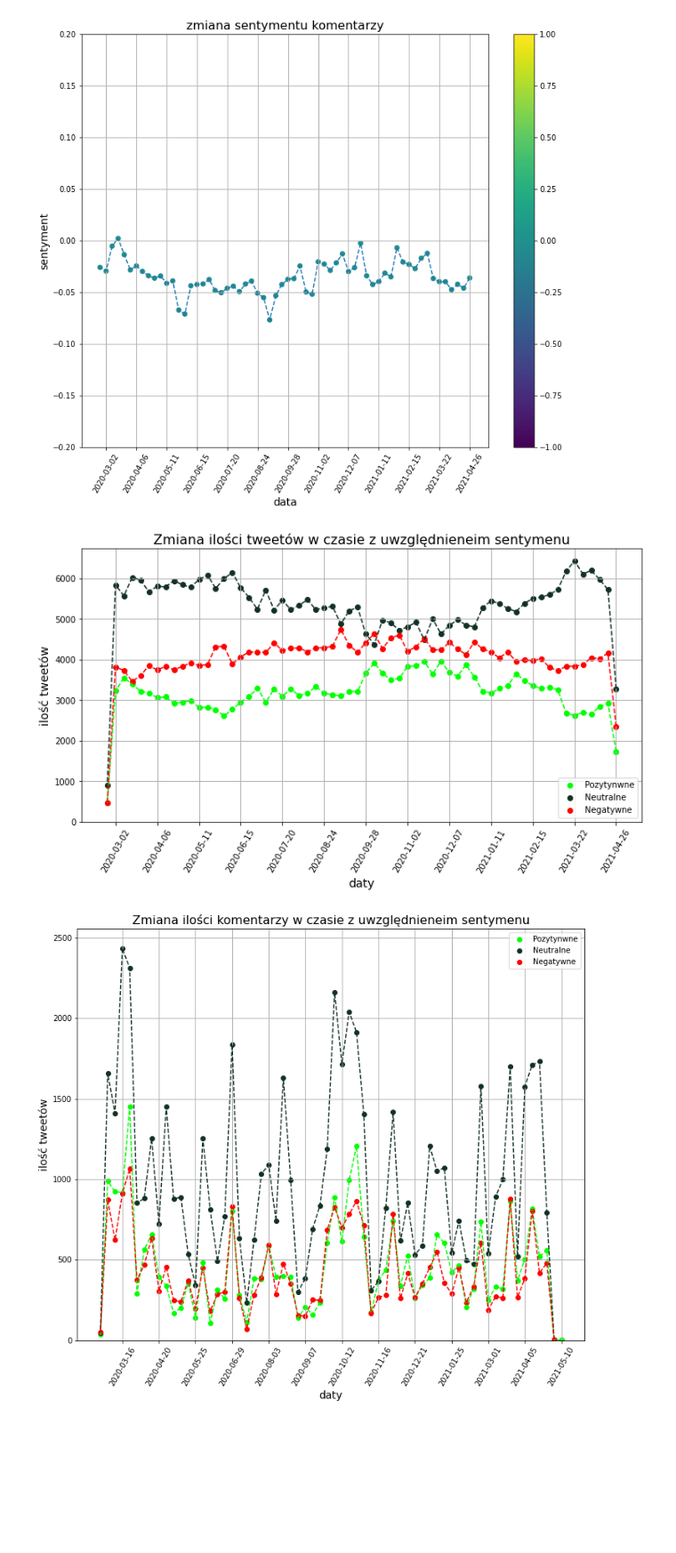
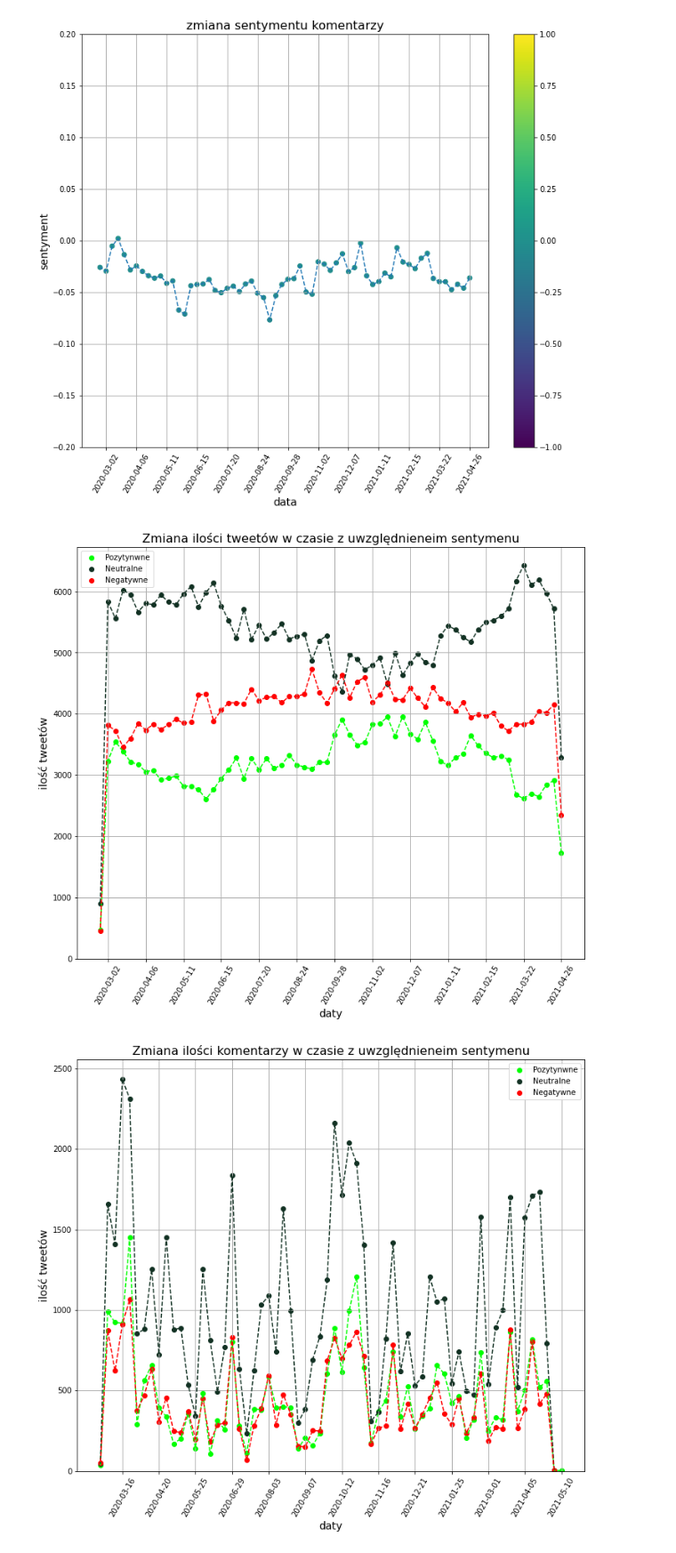
Before and after one commit to piaskowyk/twitter-posts-analysis, a Jupyter notebook: notebooks/sentyment.ipynb, the cells around one changed output. Shown at 89% size. Drawn from its saved outputs; the diff is of its cells as text; code cells hidden in the pictures; blank space fills up the shorter version.

Commit message:
Update charts

```diff
--- a/notebooks/sentyment.ipynb
+++ b/notebooks/sentyment.ipynb
@@ -193,35 +193,35 @@ where
 	t.type = 1
 	and t.sentiment_compound <= -0.05
 	-- and t.created_at between date('2020-03-01') and date('2020-06-01')
 group by week
 order by week desc;
 """
 df3 = getAll(sql)
 
-plt.figure(figsize=(12, 6))
+plt.figure(figsize=(12, 10))
 plt.grid(linestyle='-', linewidth=1)
 
 plt.plot(df1['week'], df1['count'], linestyle='--', color="#00ff00")
 plt.scatter(df1['week'], df1['count'], color="#00ff00", label='Pozytynwne')
 
 plt.plot(df2['week'], df2['count'], linestyle='--', color="#123123")
 plt.scatter(df2['week'], df2['count'], color="#123123", label='Neutralne')
 
 plt.plot(df3['week'], df3['count'], linestyle='--', color="#ff0000")
 plt.scatter(df3['week'], df3['count'], color="#ff0000", label='Negatywne')
 
 plt.legend()
 plt.ylim(0)
 plt.ylabel('ilość tweetów', size=14)
 plt.xlabel('daty', size=14)
 plt.title('Zmiana ilości tweetów w czasie z uwzględnieneim sentymenu', size=16)
 ax = plt.gca()
 plt.xticks(df1['week'], rotation=60)
 ax.set_xticks(df1['week'][::5])
 plt.savefig(f'mleko/Zmiana_ilości_tweetów_w_czasie_z_uwzględnieneim_sentymenu.png')
 plt.show()
 # %% [output]
-[figure, old version]
+[figure, new version]
 # %%
 sql = """
 select count(t.id), date_trunc('week', t.created_at) as week
```
Also changed, not shown: parts of 1 cell of this notebook, 12 other files.
